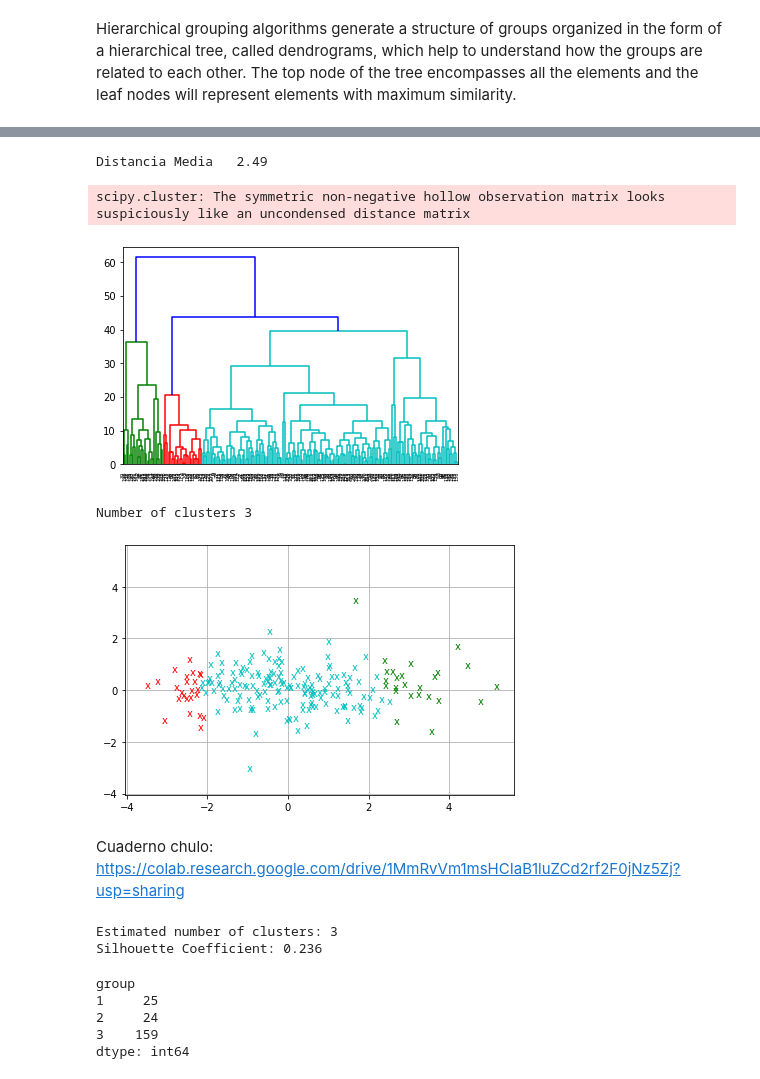
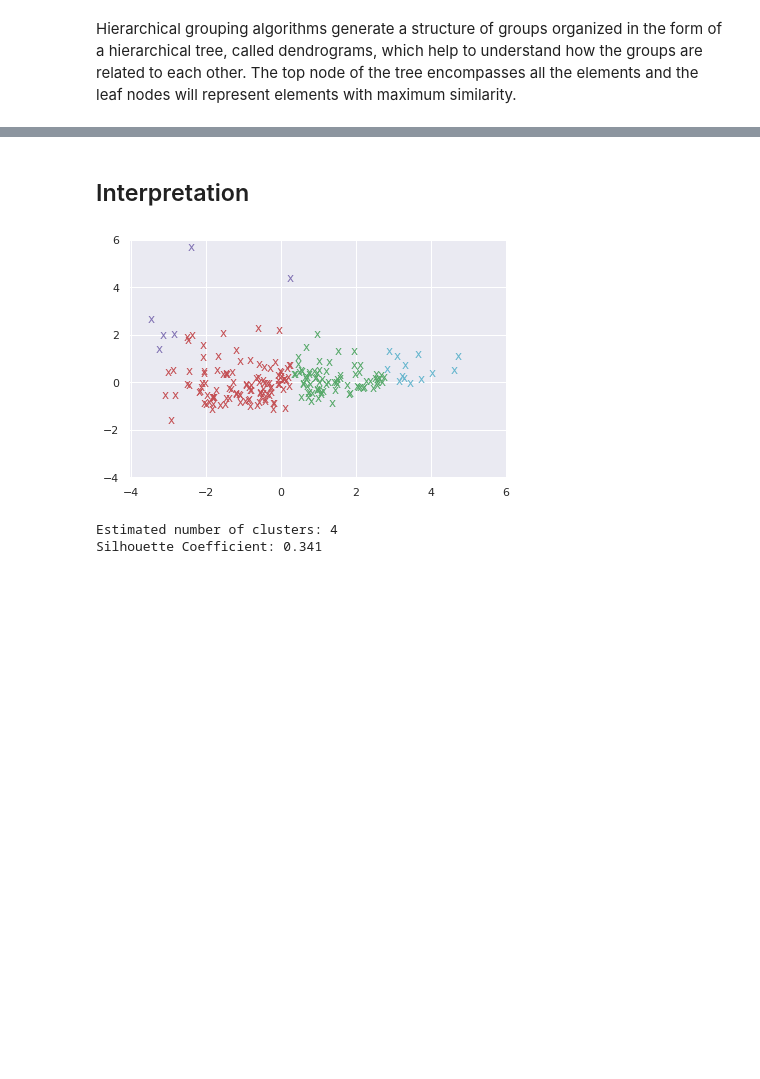
Before and after one commit to sergiobm3/ESI_MachineLearning, a Jupyter notebook: SSJ_Task1.ipynb, the cells around one changed output, grey strips where cells are left out. Cells and saved outputs as stored; diff of their text form; code cells hidden in the pictures; blank space fills up the shorter version.

```diff
--- a/SSJ_Task1.ipynb
+++ b/SSJ_Task1.ipynb
@@ -200,7 +191,0 @@ selected_features = ['reanalysis_tdtr_k', 'station_diur_temp_rng_c', 'reanalysis
-# %%
-### ESTO SOLO DE PRUEBA POR SI QUEREMOS VER LA TABLA DE ARRIBA. ESTO HAY QUE BORRARLO.
-
-#iq.drop(columns= ["ndvi_ne","ndvi_nw","ndvi_se","ndvi_sw","precipitation_amt_mm","station_precip_mm","reanalysis_precip_amt_kg_per_m2","reanalysis_avg_temp_k","station_avg_temp_c","station_max_temp_c","station_min_temp_c","reanalysis_max_air_temp_k","reanalysis_max_air_temp_k"], axis = 1, inplace = True)
-iq.drop(columns= ["ndvi_ne","ndvi_nw","ndvi_se","reanalysis_air_temp_k", "reanalysis_avg_temp_k"], axis = 1, inplace = True)
-
-#iq.drop(columns= ["precipitation_amt_mm"], axis = 1, inplace = True)
@@ -298,0 +346,9 @@ X_pca = PCA (n_components = n_components ).fit_transform(datanorm)
+# %%
+db = DBSCAN(eps=1, min_samples=minPts).fit(datanorm)
+labels = db.labels_
+
+fig = px.scatter(x=X_pca[:,0], y= X_pca[:,1], color = labels)
+
+for i in range(0,len(X_pca)):
+     fig.add_annotation(x = X_pca[i,0], y = X_pca[i,1], text = str(iq.iloc[i,:].name))
+fig.show()
@@ -298,0 +359,3 @@ X_pca = PCA (n_components = n_components ).fit_transform(datanorm)
+# %%
+iq['group-db'] = labels
+iq[iq['group-db'] == -1]
@@ -586,73 +586,28 @@ You can see that the clustering has not been bad at all!, the results are cohere
+# %% [markdown]
+## Interpretation
 # %%
-#3. Hierarchical Clustering
-# 3.1. Compute the similarity matrix
-
-metric = "euclidean"           #@param ["euclidean", "manhattan", "chebyshev"]
-method_name = "complete"           #@param [ "single", "complete", "average", "weighted","centroid", "median", "ward"]
-#@title Number cut !!! ad-hoc
-cut =   40# @param {type:"slider", min:1, max:100, step:1}
-
-dist = neighbors.DistanceMetric.get_metric('euclidean')
-matsim = dist.pairwise(datanorm)
-avSim = np.average(matsim)
-print("%s\t%6.2f" % ('Distancia Media', avSim))
-
-
-# 3.2. Building the Dendrogram
-
-
-clusters = hierarchy.linkage(matsim, method = method_name)
-hierarchy.dendrogram(clusters, color_threshold=cut) # buscar corte
-plt.show()
-
-# more method in this web: https://docs.scipy.org/doc/scipy/reference/cluster.hierarchy.html
-
-
-labels = hierarchy.fcluster(clusters, cut , criterion = 'distance')
-print ('Number of clusters %d' % (len(set(labels))))
-
 colors = np.array([x for x in 'bgrcmykbgrcmykbgrcmykbgrcmyk'])
 colors = np.hstack([colors] * 20)
 
 
 fig, ax = plt.subplots()
 
 for i in range(len(X_pca)):
     plt.text(X_pca[i][0], X_pca[i][1], 'x', color=colors[labels[i]])
 
 plt.xlim(np.min(X_pca[:])-0.5, np.max(X_pca[:])+0.5)
 plt.ylim(np.min(X_pca[:])-0.5, np.max(X_pca[:])+0.5)
 
 ax.grid(True)
 fig.tight_layout()
 plt.show()
 # %% [output]
-Distancia Media   2.49
-scipy.cluster: The symmetric non-negative hollow observation matrix looks suspiciously like an uncondensed distance matrix
-[figure, old version]
+[figure, new version]
-Number of clusters 3
-[figure, removed]
-# %% [markdown]
-Cuaderno chulo: https://colab.research.google.com/drive/1MmRvVm1msHCIaB1luZCd2rf2F0jNz5Zj?usp=sharing
 # %%
 # tratamos el cluster -1 como cluster de outliers
 n_clusters_ = len(set(labels)) - (1 if -1 in labels else 0)
 print('Estimated number of clusters: %d' % n_clusters_)
 print("Silhouette Coefficient: %0.3f" % metrics.silhouette_score(datanorm, labels))
-
-# And now we look for the characterization of each of the groups, for this we take into account the results of clustering (the variable labels)
-labels = hierarchy.fcluster(clusters, cut , criterion = 'distance')
-
-iq['group'] = labels
-
-res = iq.groupby(('group')).size()
-
-res
 # %% [output]
-Estimated number of clusters: 3
-Silhouette Coefficient: 0.236
+Estimated number of clusters: 4
+Silhouette Coefficient: 0.341
-group
-1     25
-2     24
-3    159
-dtype: int64
```
Also changed, not shown: parts of 78 cells of this notebook.
